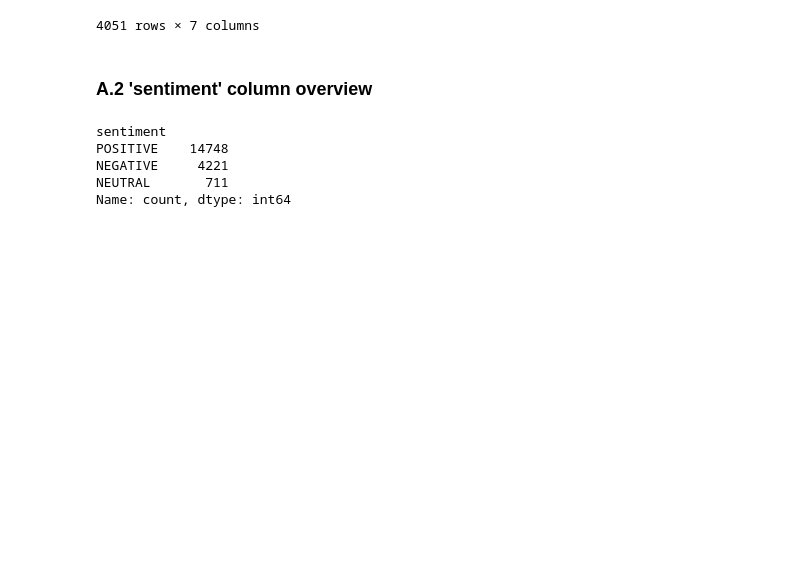
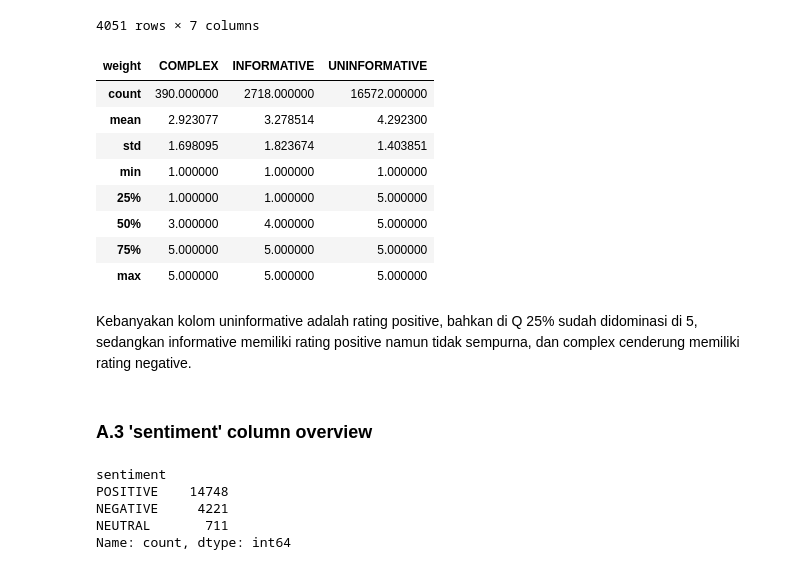
Before and after one commit to AlvinWjy25/telemedicine-sentiment-analysis-MTL, a Jupyter notebook: notebook/EDA.ipynb, the cells around one changed output. Drawn from its saved outputs; the diff is of its cells as text; code cells hidden in the pictures; blank space fills up the shorter version.

```diff
--- a/notebook/EDA.ipynb
+++ b/notebook/EDA.ipynb
@@ -133,8 +141,22 @@ df[(df['review_length'] > 71) & (df['weight'] == 'UNINFORMATIVE')]
 | 19657 | Play Store | KlikDokter: Jaga Sehatmu | 4 | Trimakasih banyak klinik dokter..... | POSITIVE | UNINFORMATIVE | 136.0 |
 | 19679 | Play Store | KlikDokter: Jaga Sehatmu | 5 | Complete health tools, easy to us... | NEUTRAL | UNINFORMATIVE | 128.0 |
 4051 rows × 7 columns
+# %%
+df.groupby('weight')['rating'].describe().T
+# %% [output]
+| weight | COMPLEX | INFORMATIVE | UNINFORMATIVE |
+| count | 390.000000 | 2718.000000 | 16572.000000 |
+| mean | 2.923077 | 3.278514 | 4.292300 |
+| std | 1.698095 | 1.823674 | 1.403851 |
+| min | 1.000000 | 1.000000 | 1.000000 |
+| 25% | 1.000000 | 1.000000 | 5.000000 |
+| 50% | 3.000000 | 4.000000 | 5.000000 |
+| 75% | 5.000000 | 5.000000 | 5.000000 |
+| max | 5.000000 | 5.000000 | 5.000000 |
+# %% [markdown]
+Kebanyakan kolom uninformative adalah rating positive, bahkan di Q 25% sudah didominasi di 5, sedangkan informative memiliki rating positive namun tidak sempurna, dan complex cenderung memiliki rating negative.
 # %% [markdown]
-### A.2 'sentiment' column overview
+### A.3 'sentiment' column overview
 # %%
 df['sentiment'].value_counts()
 # %% [output]
```
Also changed, not shown: parts of 18 cells of this notebook.
